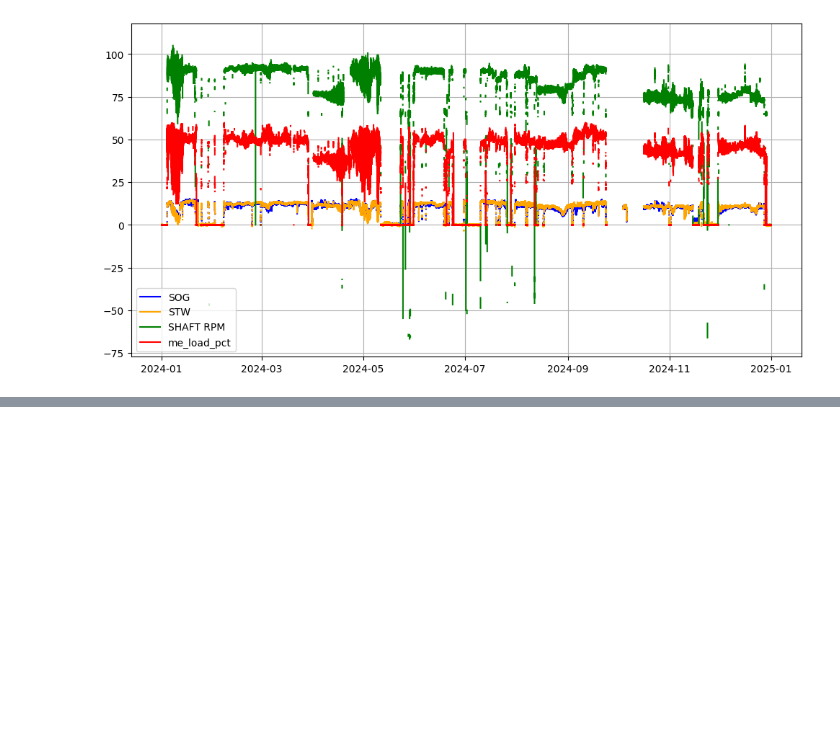
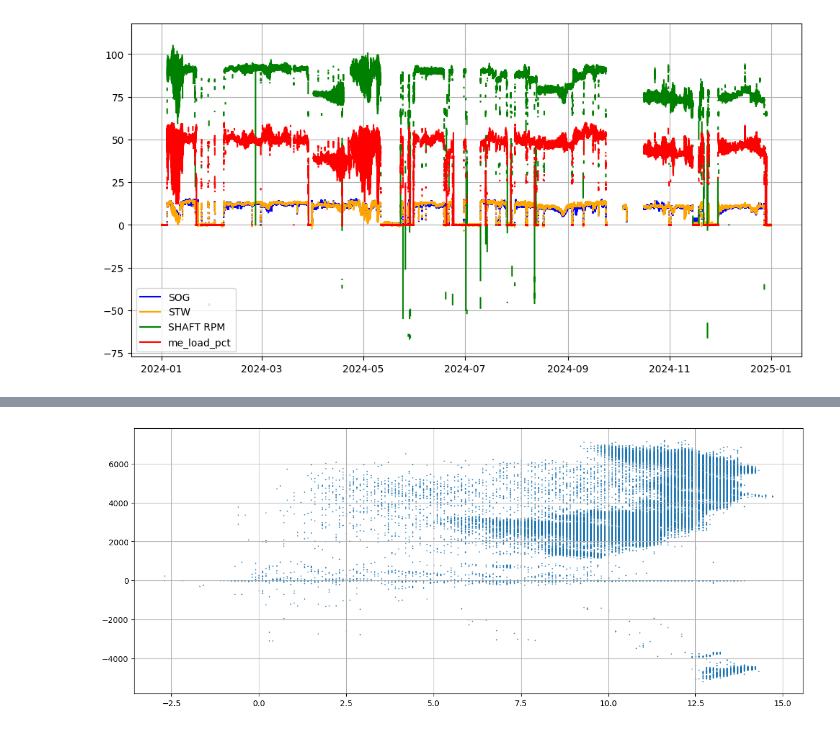
Before and after one commit to milospil/AppliedDS-Gr4, a Jupyter notebook: notebooks/energy_comparison/trips.ipynb, the cells around one changed output, grey strips where cells are left out. Cells and saved outputs as stored; diff of their text form; code cells hidden in the pictures; blank space fills up the shorter version.

```diff
--- a/notebooks/energy_comparison/trips.ipynb
+++ b/notebooks/energy_comparison/trips.ipynb
@@ -53,0 +46,7 @@ plt.show()
+# %%
+plt.figure(figsize=(15, 6))
+plt.grid(True)
+plt.scatter( metrics_wide["stw_kn"].to_numpy(),metrics_wide["shaft_kw"].to_numpy(),s = 0.25 )
+plt.show()
+# %% [output]
+[figure, added]
```
Also changed, not shown: parts of 3 cells of this notebook.
